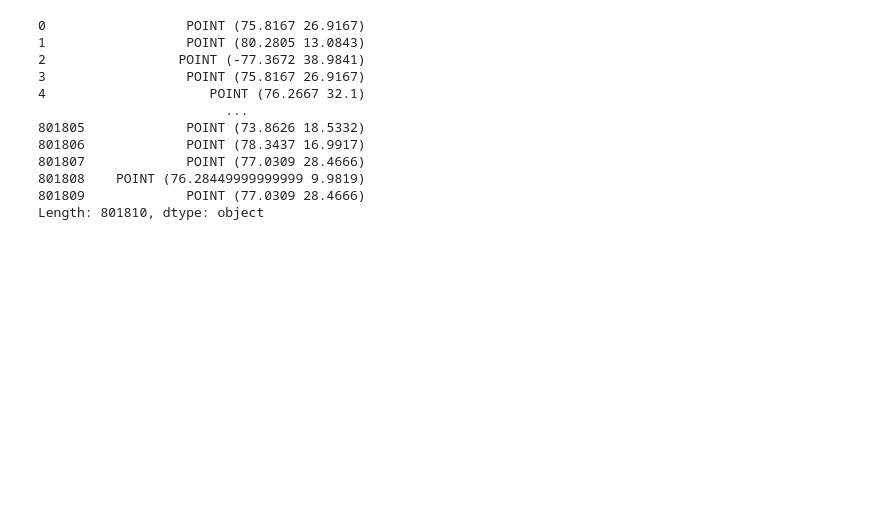
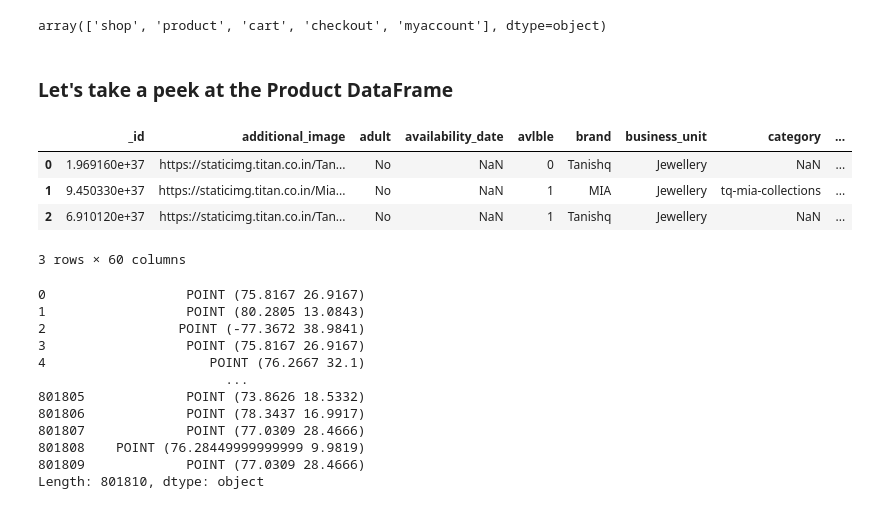
Before and after one commit to cs145442/pet-projects, a Jupyter notebook: yfret/segmenting-users-based-on-browsing-activity.ipynb, the cells around one changed output. Drawn from its saved outputs; the diff is of its cells as text; code cells hidden in the pictures; blank space fills up the shorter version.

```diff
--- a/yfret/segmenting-users-based-on-browsing-activity.ipynb
+++ b/yfret/segmenting-users-based-on-browsing-activity.ipynb
@@ -10,3 +72,17 @@ data = pd.read_csv('/opt/cs145442/data/yfret/tanishq_event_data.csv')
+# %%
+og_meta.apply(lambda x: x.split(',')[0]).unique()
+# %% [output]
+array(['shop', 'product', 'cart', 'checkout', 'myaccount'], dtype=object)
+# %% [markdown]
+### Let's take a peek at the Product DataFrame
+# %%
+product_df.head(3)
+# %% [output]
+|  | _id | additional_image | adult | availability_date | avlble | brand | business_unit | category | ... |
+| 0 | 1.969160e+37 | https://staticimg.titan.co.in/Tan... | No | NaN | 0 | Tanishq | Jewellery | NaN | ... |
+| 1 | 9.450330e+37 | https://staticimg.titan.co.in/Mia... | No | NaN | 1 | MIA | Jewellery | tq-mia-collections | ... |
+| 2 | 6.910120e+37 | https://staticimg.titan.co.in/Tan... | No | NaN | 1 | Tanishq | Jewellery | NaN | ... |
+3 rows × 60 columns
 # %%
 collision_points = data.apply(
     lambda srs: Point(float(srs['longitude']), float(srs['latitude'])),
```
Also changed, not shown: parts of 17 cells of this notebook.
